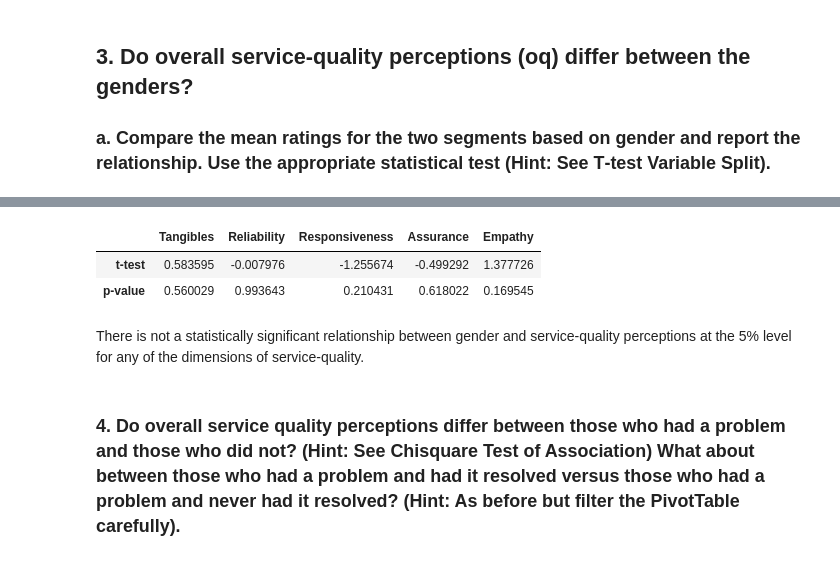
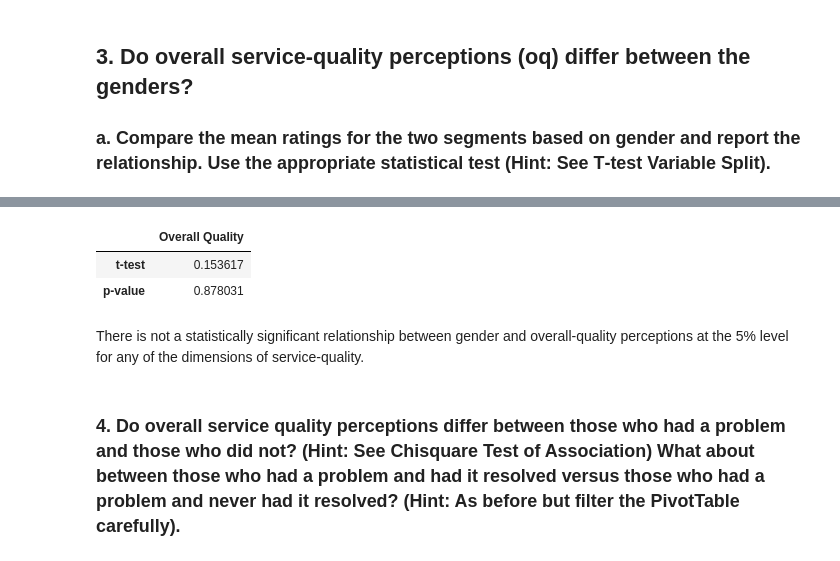
Before and after one commit to ktkuwahara/sharing-repository, a Jupyter notebook: National Insurance.ipynb, the cells around one changed output, grey strips where cells are left out. Drawn from its saved outputs; the diff is of its cells as text; code cells hidden in the pictures.

```diff
--- a/National Insurance.ipynb
+++ b/National Insurance.ipynb
@@ -270,8 +250,8 @@ bar_plt = bar_plt.set_xticklabels(bar_plt.get_xticklabels(), rotation=90)
 ## 3. Do overall service‐quality perceptions (oq) differ between the genders?
 ### a. Compare the mean ratings for the two segments based on gender and report the relationship. Use the appropriate statistical test (Hint: See T‐test Variable Split).
 # %%
-df_e = df[["tanimp","relimp","resimp","asrimp","empimp", "sex"]].copy()
-df_e.columns = ["Tangibles Importance","Reliability Importance","Responsiveness Importance","Assurance Importance","Empathy Importance", "Sex"]
+df_e = df[["oq", "sex"]].copy()
+df_e.columns = ["Overall Quality", "Sex"]
 df_e = df_e.dropna()
 means = df_e.groupby("Sex").mean()
 means
@@ -326,7 +306,7 @@ display(df_e_female)
 # %%
 #Dropping the "sex" column before running the t-test
-df_e_male = df_e_male.iloc[:,:5]
-df_e_female = df_e_female.iloc[:,:5]
+df_e_male = df_e_male.iloc[:,0]
+df_e_female = df_e_female.iloc[:,0]
 display(df_e_male)
 display(df_e_female)
 # %% [output]
@@ -369,14 +347,14 @@ display(df_e_female)
 # %%
 # t-test of independent samples
 results = pd.DataFrame(stats.ttest_ind(df_e_male, df_e_female))
-results.columns = ["Tangibles", "Reliability", "Responsiveness", "Assurance", "Empathy"]
+results.columns = ["Overall Quality"]
 results.index = ["t-test", "p-value"]
 results
 # %% [output]
-|  | Tangibles | Reliability | Responsiveness | Assurance | Empathy |
-| t-test | 0.583595 | -0.007976 | -1.255674 | -0.499292 | 1.377726 |
-| p-value | 0.560029 | 0.993643 | 0.210431 | 0.618022 | 0.169545 |
+|  | Overall Quality |
+| t-test | 0.153617 |
+| p-value | 0.878031 |
 # %% [markdown]
-There is not a statistically significant relationship between gender and service-quality perceptions at the 5% level for any of the dimensions of service-quality.
+There is not a statistically significant relationship between gender and overall-quality perceptions at the 5% level for any of the dimensions of service-quality.
 # %% [markdown]
 ### 4. Do overall service quality perceptions differ between those who had a problem and those who did not? (Hint: See Chisquare Test of Association) What about between those who had a problem and had it resolved versus those who had a problem and never had it resolved? (Hint: As before but filter the PivotTable carefully).
```
Also changed, not shown: parts of 9 cells of this notebook.
